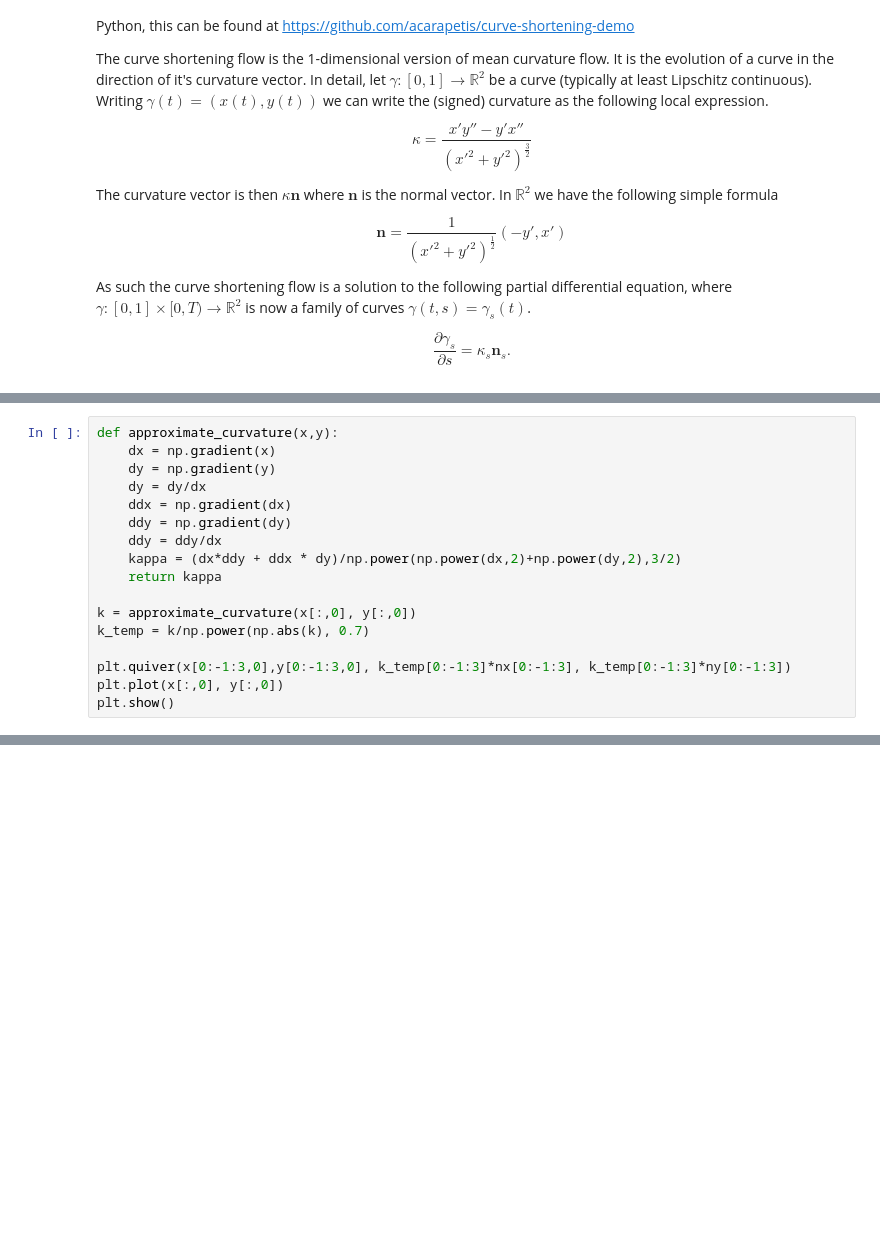
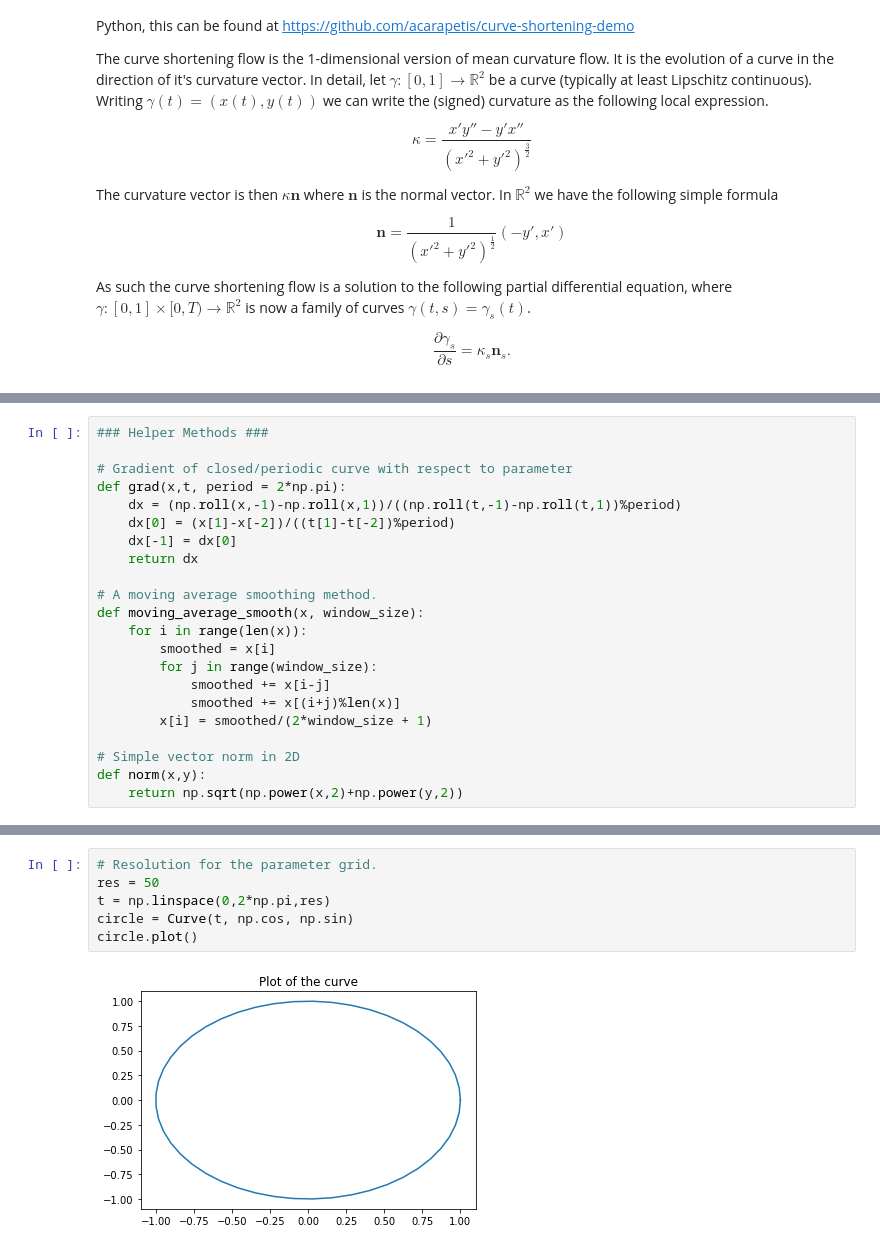
Before and after one commit to bwdGitHub/CurveShorteningFlow, a Jupyter notebook: Curve Shortening Flow.ipynb, the cells around one changed output, grey strips where cells are left out. Cells and saved outputs as stored; diff of their text form; blank space fills up the shorter version.

Commit message:
Created curve class, and give 3 examples. Still issues when curvatures get too large

```diff
--- a/Curve Shortening Flow.ipynb
+++ b/Curve Shortening Flow.ipynb
@@ -100,17 +39,0 @@ Note that in the curvature vector plot below I have attempted to make the plot c
-# %%
-def approximate_curvature(x,y):
-    dx = np.gradient(x)
-    dy = np.gradient(y)
-    dy = dy/dx
-    ddx = np.gradient(dx)
-    ddy = np.gradient(dy)
-    ddy = ddy/dx
-    kappa = (dx*ddy + ddx * dy)/np.power(np.power(dx,2)+np.power(dy,2),3/2)
-    return kappa
-
-k = approximate_curvature(x[:,0], y[:,0])
-k_temp = k/np.power(np.abs(k), 0.7)
-
-plt.quiver(x[0:-1:3,0],y[0:-1:3,0], k_temp[0:-1:3]*nx[0:-1:3], k_temp[0:-1:3]*ny[0:-1:3])
-plt.plot(x[:,0], y[:,0])
-plt.show()
@@ -190,0 +40,22 @@ HTML(anim.to_html5_video())
+# %%
+### Helper Methods ###
+
+# Gradient of closed/periodic curve with respect to parameter
+def grad(x,t, period = 2*np.pi):
+    dx = (np.roll(x,-1)-np.roll(x,1))/((np.roll(t,-1)-np.roll(t,1))%period)
+    dx[0] = (x[1]-x[-2])/((t[1]-t[-2])%period)
+    dx[-1] = dx[0]
+    return dx
+
+# A moving average smoothing method.
+def moving_average_smooth(x, window_size):
+    for i in range(len(x)):
+        smoothed = x[i]
+        for j in range(window_size):
+            smoothed += x[i-j]
+            smoothed += x[(i+j)%len(x)]
+        x[i] = smoothed/(2*window_size + 1)
+
+# Simple vector norm in 2D
+def norm(x,y):
+    return np.sqrt(np.power(x,2)+np.power(y,2))
@@ -190,0 +174,8 @@ HTML(anim.to_html5_video())
+# %%
+# Resolution for the parameter grid.
+res = 50
+t = np.linspace(0,2*np.pi,res)
+circle = Curve(t, np.cos, np.sin)
+circle.plot()
+# %% [output]
+[figure, added]
```
Also changed, not shown: parts of 24 cells of this notebook.
